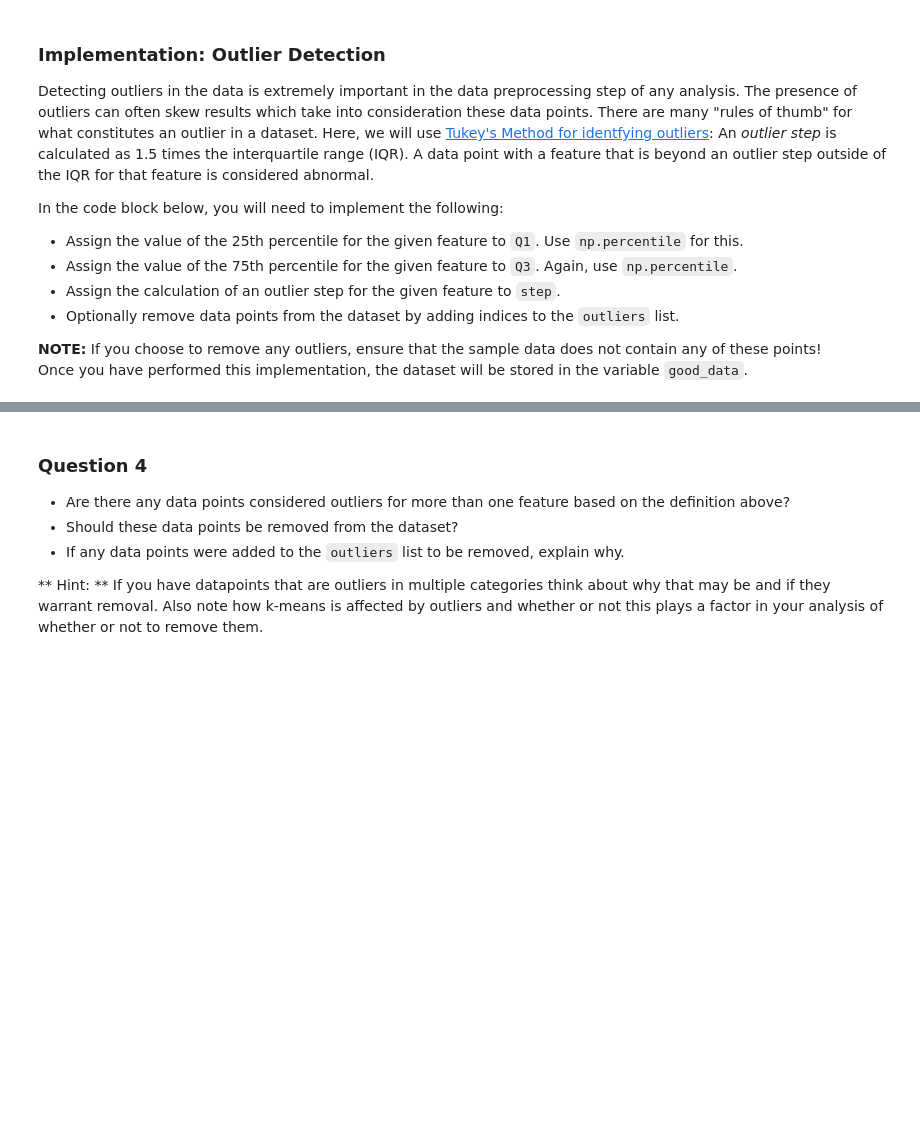
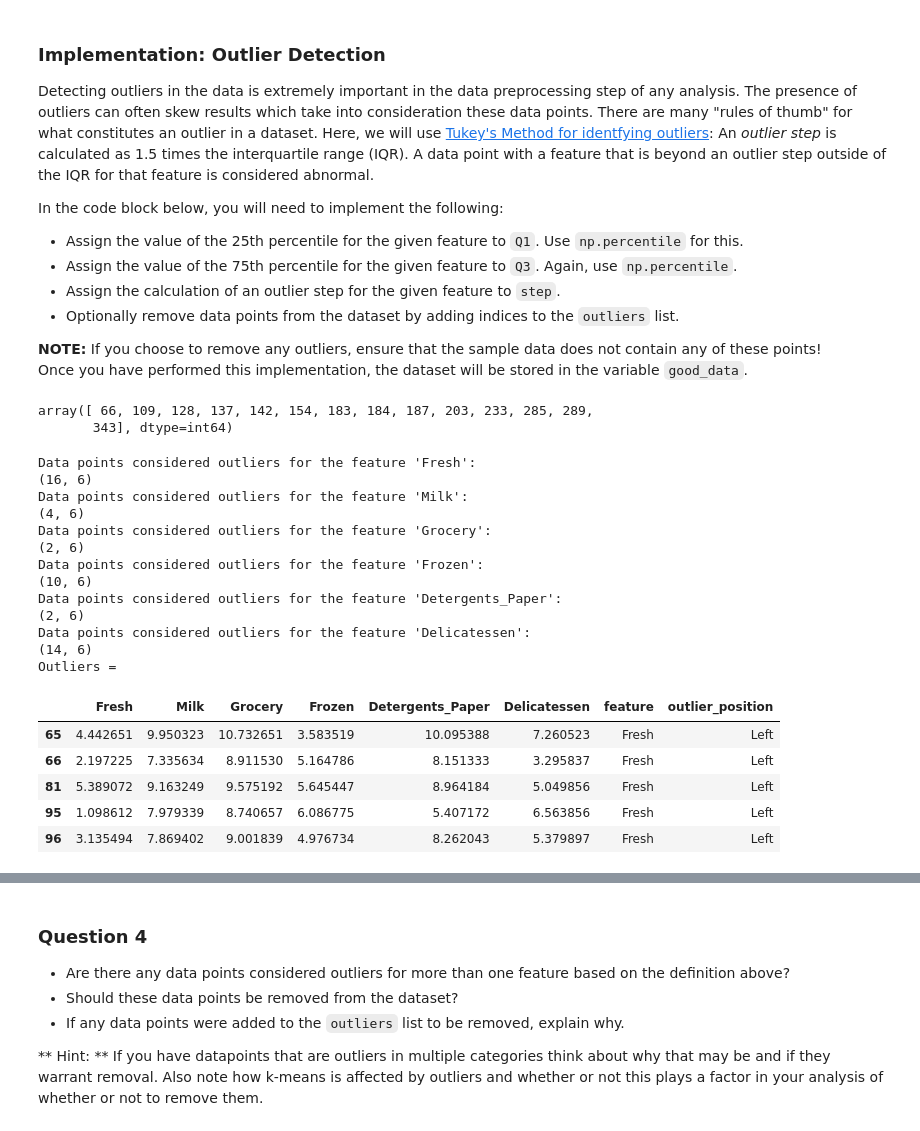
Before and after one commit to samiriff/MLND-customer-segments, a Jupyter notebook: customer_segments.ipynb, the cells around one changed output, grey strips where cells are left out. Drawn from its saved outputs; the diff is of its cells as text; code cells hidden in the pictures; blank space fills up the shorter version.

```diff
--- a/customer_segments.ipynb
+++ b/customer_segments.ipynb
@@ -360,25 +377,56 @@ In the code block below, you will need to implement the following:
 
 **NOTE:** If you choose to remove any outliers, ensure that the sample data does not contain any of these points!
 Once you have performed this implementation, the dataset will be stored in the variable `good_data`.
+# %%
+feature_outliers.index.values
+# %% [output]
+array([ 66, 109, 128, 137, 142, 154, 183, 184, 187, 203, 233, 285, 289,
+       343], dtype=int64)
 # %%
+outliers = pd.DataFrame()
+
 # For each feature find the data points with extreme high or low values
 for feature in log_data.keys():
 
     # TODO: Calculate Q1 (25th percentile of the data) for the given feature
-    Q1 = None
+    Q1 = np.percentile(log_data[feature], 25)
 
     # TODO: Calculate Q3 (75th percentile of the data) for the given feature
-    Q3 = None
+    Q3 = np.percentile(log_data[feature], 75)
 
     # TODO: Use the interquartile range to calculate an outlier step (1.5 times the interquartile range)
-    step = None
+    step = 1.5 * (Q3 - Q1)
 
     # Display the outliers
     print("Data points considered outliers for the feature '{}':".format(feature))
-    display(log_data[~((log_data[feature] >= Q1 - step) & (log_data[feature] <= Q3 + step))])
+    feature_outliers = pd.DataFrame(log_data[~((log_data[feature] >= Q1 - step) & (log_data[feature] <= Q3 + step))])
+    #display(feature_outliers)
+    print(feature_outliers.shape)
+    feature_outliers['feature'] = feature
+    feature_outliers['outlier_position'] = feature_outliers[feature].apply(lambda x : "Left" if x < Q1 - step else "Right")
+
+    outliers = pd.concat([outliers, feature_outliers])
 
 # OPTIONAL: Select the indices for data points you wish to remove
-outliers  = []
-
-# Remove the outliers, if any were specified
-good_data = log_data.drop(log_data.index[outliers]).reset_index(drop = True)
+print("Outliers = ")
+display(outliers.head())
+# %% [output]
+Data points considered outliers for the feature 'Fresh':
+(16, 6)
+Data points considered outliers for the feature 'Milk':
+(4, 6)
+Data points considered outliers for the feature 'Grocery':
+(2, 6)
+Data points considered outliers for the feature 'Frozen':
+(10, 6)
+Data points considered outliers for the feature 'Detergents_Paper':
+(2, 6)
+Data points considered outliers for the feature 'Delicatessen':
+(14, 6)
+Outliers =
+|  | Fresh | Milk | Grocery | Frozen | Detergents_Paper | Delicatessen | feature | outlier_position |
+| 65 | 4.442651 | 9.950323 | 10.732651 | 3.583519 | 10.095388 | 7.260523 | Fresh | Left |
+| 66 | 2.197225 | 7.335634 | 8.911530 | 5.164786 | 8.151333 | 3.295837 | Fresh | Left |
+| 81 | 5.389072 | 9.163249 | 9.575192 | 5.645447 | 8.964184 | 5.049856 | Fresh | Left |
+| 95 | 1.098612 | 7.979339 | 8.740657 | 6.086775 | 5.407172 | 6.563856 | Fresh | Left |
+| 96 | 3.135494 | 7.869402 | 9.001839 | 4.976734 | 8.262043 | 5.379897 | Fresh | Left |
```
Also changed, not shown: parts of 10 cells of this notebook.
